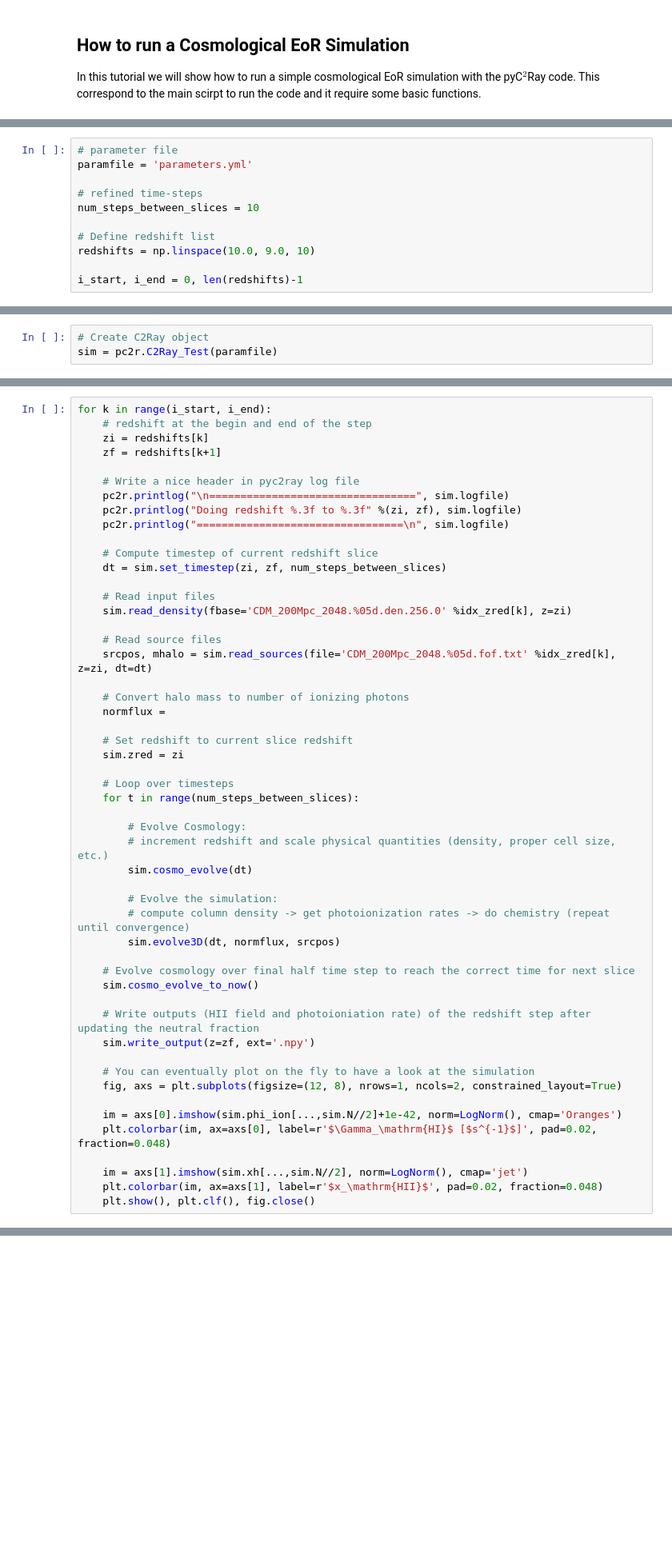
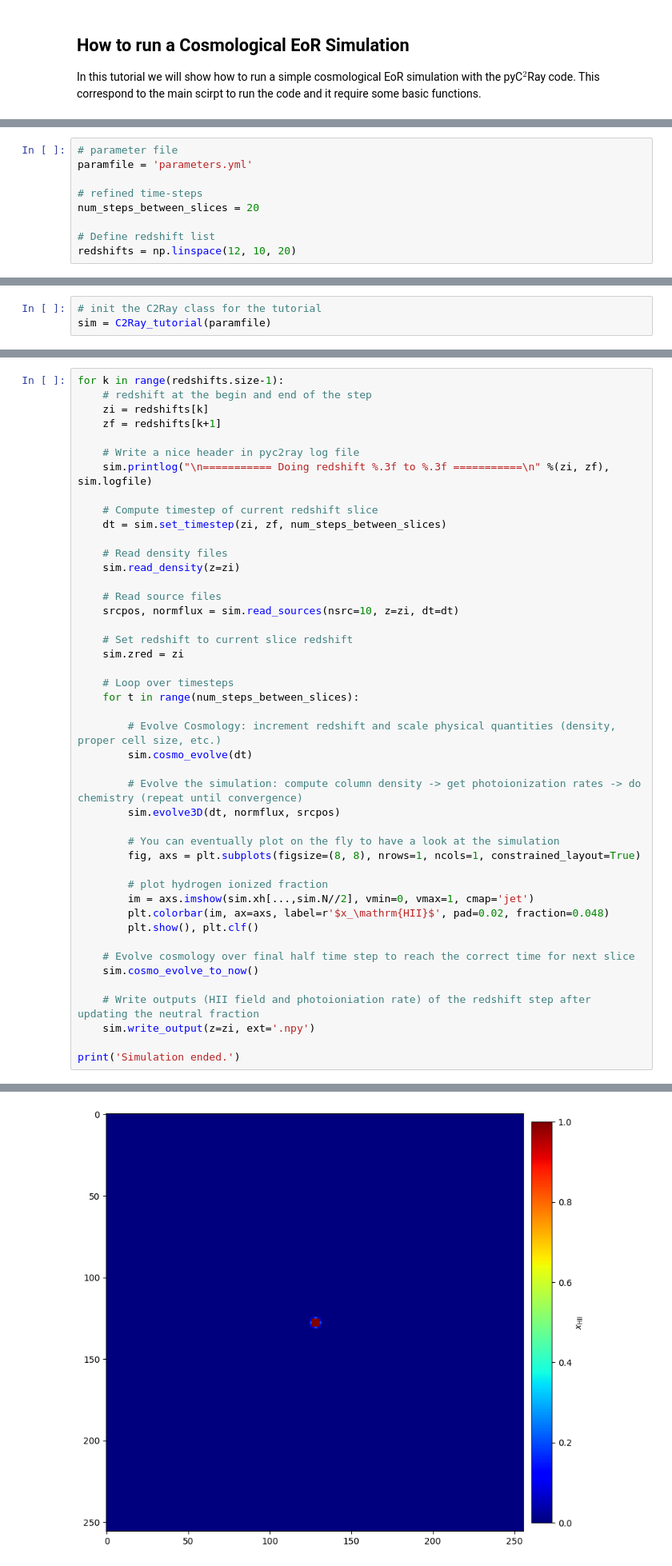
Before and after one commit to cosmic-reionization/pyC2Ray, a Jupyter notebook: docs/tutorials/cosmo_sim.ipynb, the cells around one changed output, grey strips where cells are left out. Shown at 80% size. Drawn from its saved outputs; the diff is of its cells as text; blank space fills up the shorter version.

Commit message:
updated and finalized cosmo tutorial

```diff
--- a/docs/tutorials/cosmo_sim.ipynb
+++ b/docs/tutorials/cosmo_sim.ipynb
@@ -21,9 +23,7 @@ Lastly, we need to define the `redshifts` to simulate. We suggest, you pick the
 paramfile = 'parameters.yml'
 
 # refined time-steps
-num_steps_between_slices = 10
+num_steps_between_slices = 20
 
 # Define redshift list
-redshifts = np.linspace(10.0, 9.0, 10)
-
-i_start, i_end = 0, len(redshifts)-1
+redshifts = np.linspace(12, 10, 20)
@@ -30,5 +86,5 @@ i_start, i_end = 0, len(redshifts)-1
 # %%
-# Create C2Ray object
-sim = pc2r.C2Ray_Test(paramfile)
+# init the C2Ray class for the tutorial
+sim = C2Ray_tutorial(paramfile)
 # %% [output]
 GPU Device 0: "NVIDIA RTX A1000 6GB Laptop GPU" with compute capability 8.6
@@ -63,25 +119,20 @@ We can now define the main cycle that loop over the different redshift. Within e
 # %%
-for k in range(i_start, i_end):
+for k in range(redshifts.size-1):
     # redshift at the begin and end of the step
     zi = redshifts[k]
     zf = redshifts[k+1]
 
     # Write a nice header in pyc2ray log file
-    pc2r.printlog("\n=================================", sim.logfile)
-    pc2r.printlog("Doing redshift %.3f to %.3f" %(zi, zf), sim.logfile)
-    pc2r.printlog("=================================\n", sim.logfile)
+    sim.printlog("\n=========== Doing redshift %.3f to %.3f ===========\n" %(zi, zf), sim.logfile)
 
     # Compute timestep of current redshift slice
     dt = sim.set_timestep(zi, zf, num_steps_between_slices)
 
-    # Read input files
-    sim.read_density(fbase='CDM_200Mpc_2048.%05d.den.256.0' %idx_zred[k], z=zi)
+    # Read density files
+    sim.read_density(z=zi)
 
     # Read source files
-    srcpos, mhalo = sim.read_sources(file='CDM_200Mpc_2048.%05d.fof.txt' %idx_zred[k], z=zi, dt=dt)
-
-    # Convert halo mass to number of ionizing photons
-    normflux =
+    srcpos, normflux = sim.read_sources(nsrc=10, z=zi, dt=dt)
 
     # Set redshift to current slice redshift
     sim.zred = zi
@@ -89,26 +140,25 @@ for k in range(i_start, i_end):
     # Loop over timesteps
     for t in range(num_steps_between_slices):
 
-        # Evolve Cosmology:
-        # increment redshift and scale physical quantities (density, proper cell size, etc.)
+        # Evolve Cosmology: increment redshift and scale physical quantities (density, proper cell size, etc.)
         sim.cosmo_evolve(dt)
 
-        # Evolve the simulation:
-        # compute column density -> get photoionization rates -> do chemistry (repeat until convergence)
+        # Evolve the simulation: compute column density -> get photoionization rates -> do chemistry (repeat until convergence)
         sim.evolve3D(dt, normflux, srcpos)
+
+        # You can eventually plot on the fly to have a look at the simulation
+        fig, axs = plt.subplots(figsize=(8, 8), nrows=1, ncols=1, constrained_layout=True)
+
+        # plot hydrogen ionized fraction
+        im = axs.imshow(sim.xh[...,sim.N//2], vmin=0, vmax=1, cmap='jet')
+        plt.colorbar(im, ax=axs, label=r'$x_\mathrm{HII}$', pad=0.02, fraction=0.048)
+        plt.show(), plt.clf()
 
     # Evolve cosmology over final half time step to reach the correct time for next slice
     sim.cosmo_evolve_to_now()
 
     # Write outputs (HII field and photoioniation rate) of the redshift step after updating the neutral fraction
-    sim.write_output(z=zf, ext='.npy')
+    sim.write_output(z=zi, ext='.npy')
 
-    # You can eventually plot on the fly to have a look at the simulation
-    fig, axs = plt.subplots(figsize=(12, 8), nrows=1, ncols=2, constrained_layout=True)
-
-    im = axs[0].imshow(sim.phi_ion[...,sim.N//2]+1e-42, norm=LogNorm(), cmap='Oranges')
-    plt.colorbar(im, ax=axs[0], label=r'$\Gamma_\mathrm{HI}$ [$s^{-1}$]', pad=0.02, fraction=0.048)
-
-    im = axs[1].imshow(sim.xh[...,sim.N//2], norm=LogNorm(), cmap='jet')
-    plt.colorbar(im, ax=axs[1], label=r'$x_\mathrm{HII}$', pad=0.02, fraction=0.048)
-    plt.show(), plt.clf(), fig.close()
+print('Simulation ended.')
+# %% [output]
@@ -114,0 +180 @@ for k in range(i_start, i_end):
+[figure, added]
```
Also changed, not shown: parts of 9 cells of this notebook, 4 other files.
